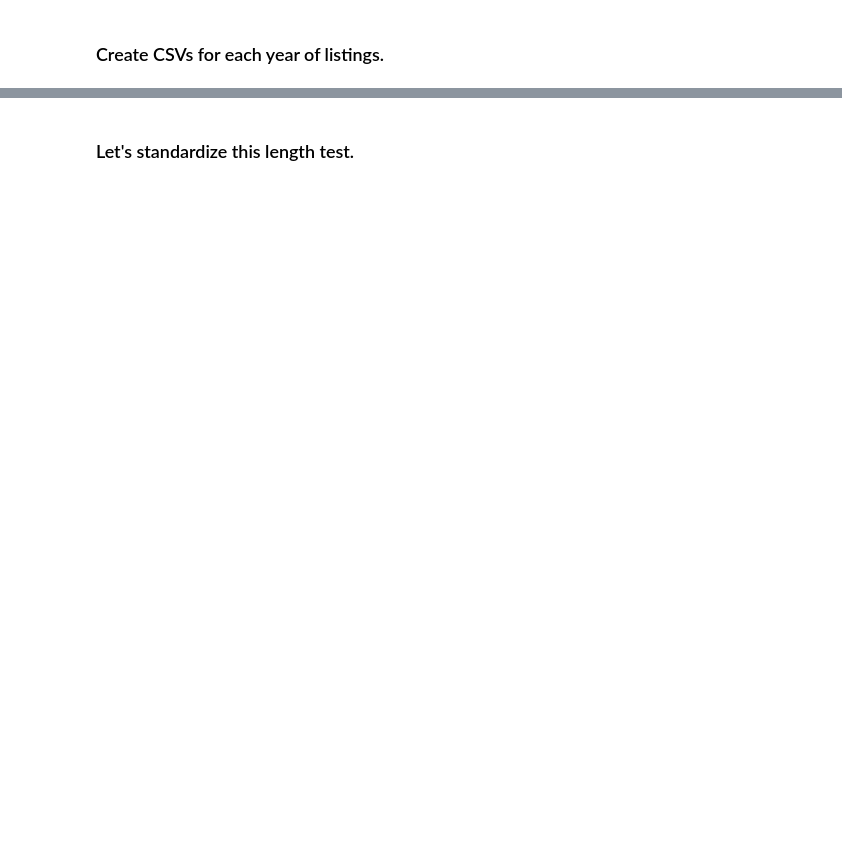
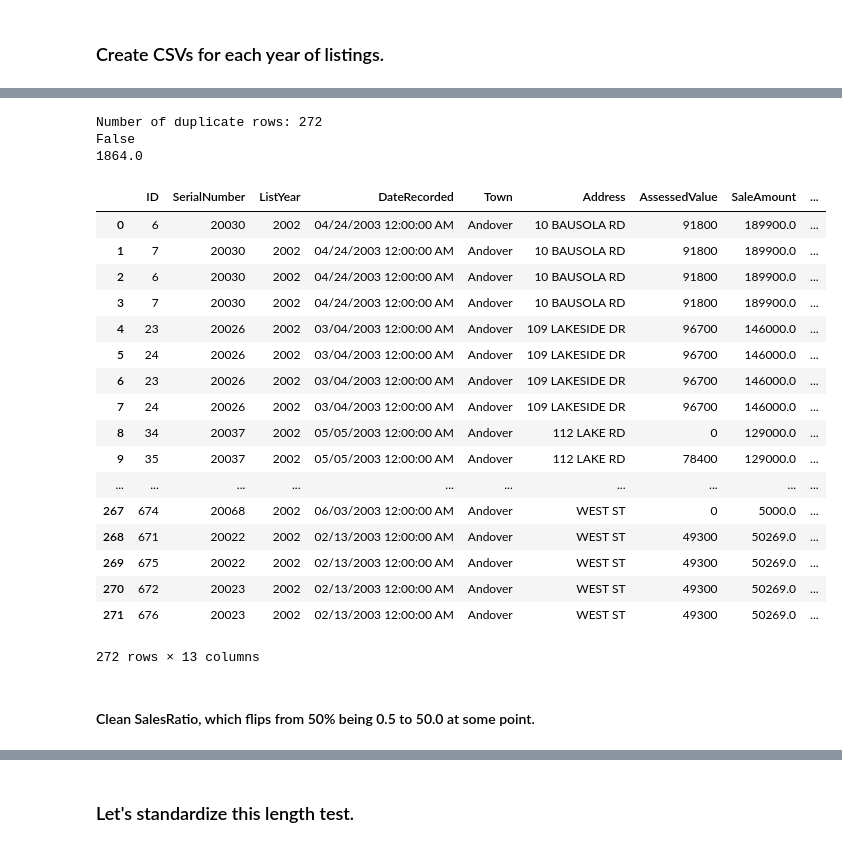
Before and after one commit to jamiekasulis/ct_real_estate_sales, a Jupyter notebook: Data Cleaning Final.ipynb, the cells around one changed output, grey strips where cells are left out. Saved outputs shown, nothing was run; the diff lists cells and outputs as text; code cells hidden in the pictures; blank space fills up the shorter version.

```diff
--- a/Data Cleaning Final.ipynb
+++ b/Data Cleaning Final.ipynb
@@ -110,0 +161,7 @@ clean_df.head(50)
+# %%
+sp_raw = sample_raw_df()
+# %%
+# Do all cleans that come before removing duplicates
+sp = trim_whitespace(sp_raw, 'Town')
+sp = trim_whitespace(sp, 'Address')
+sp = convert_address_street_abbreviations(sp, street_conversions)
@@ -110,0 +172,2 @@ clean_df.head(50)
+# %%
+sp = remove_duplicate_rows(sp)
@@ -110,0 +178,30 @@ clean_df.head(50)
+# %%
+dupes = identify_duplicate_rows(sp, new_sample)
+print("Number of duplicate rows: " + str(len(dupes)))
+print(len(sp) == len(sp_raw) - len(dupes) / 2)
+print(len(sp_raw) - len(dupes) / 2)
+# %% [output]
+Number of duplicate rows: 272
+False
+1864.0
+# %%
+dupes
+# %% [output]
+|  | ID | SerialNumber | ListYear | DateRecorded | Town | Address | AssessedValue | SaleAmount | ... |
+| 0 | 6 | 20030 | 2002 | 04/24/2003 12:00:00 AM | Andover | 10 BAUSOLA RD | 91800 | 189900.0 | ... |
+| 1 | 7 | 20030 | 2002 | 04/24/2003 12:00:00 AM | Andover | 10 BAUSOLA RD | 91800 | 189900.0 | ... |
+| 2 | 6 | 20030 | 2002 | 04/24/2003 12:00:00 AM | Andover | 10 BAUSOLA RD | 91800 | 189900.0 | ... |
+| 3 | 7 | 20030 | 2002 | 04/24/2003 12:00:00 AM | Andover | 10 BAUSOLA RD | 91800 | 189900.0 | ... |
+| 4 | 23 | 20026 | 2002 | 03/04/2003 12:00:00 AM | Andover | 109 LAKESIDE DR | 96700 | 146000.0 | ... |
+| 5 | 24 | 20026 | 2002 | 03/04/2003 12:00:00 AM | Andover | 109 LAKESIDE DR | 96700 | 146000.0 | ... |
+| 6 | 23 | 20026 | 2002 | 03/04/2003 12:00:00 AM | Andover | 109 LAKESIDE DR | 96700 | 146000.0 | ... |
+| 7 | 24 | 20026 | 2002 | 03/04/2003 12:00:00 AM | Andover | 109 LAKESIDE DR | 96700 | 146000.0 | ... |
+| 8 | 34 | 20037 | 2002 | 05/05/2003 12:00:00 AM | Andover | 112 LAKE RD | 0 | 129000.0 | ... |
+| 9 | 35 | 20037 | 2002 | 05/05/2003 12:00:00 AM | Andover | 112 LAKE RD | 78400 | 129000.0 | ... |
+| ... | ... | ... | ... | ... | ... | ... | ... | ... | ... |
+| 267 | 674 | 20068 | 2002 | 06/03/2003 12:00:00 AM | Andover | WEST ST | 0 | 5000.0 | ... |
+| 268 | 671 | 20022 | 2002 | 02/13/2003 12:00:00 AM | Andover | WEST ST | 49300 | 50269.0 | ... |
+| 269 | 675 | 20022 | 2002 | 02/13/2003 12:00:00 AM | Andover | WEST ST | 49300 | 50269.0 | ... |
+| 270 | 672 | 20023 | 2002 | 02/13/2003 12:00:00 AM | Andover | WEST ST | 49300 | 50269.0 | ... |
+| 271 | 676 | 20023 | 2002 | 02/13/2003 12:00:00 AM | Andover | WEST ST | 49300 | 50269.0 | ... |
+272 rows × 13 columns
@@ -110,0 +234,2 @@ clean_df.head(50)
+# %% [markdown]
+#### Clean SalesRatio, which flips from 50% being 0.5 to 50.0 at some point.
```
Also changed, not shown: parts of 69 cells of this notebook.
